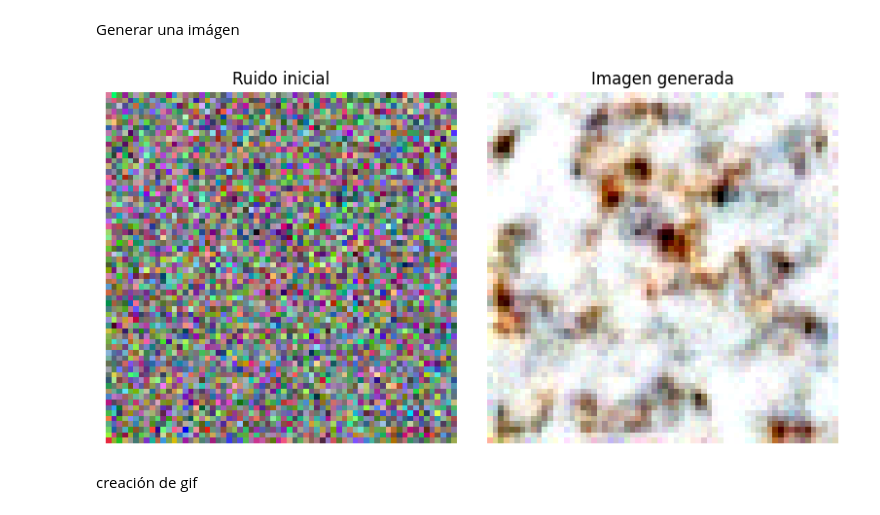
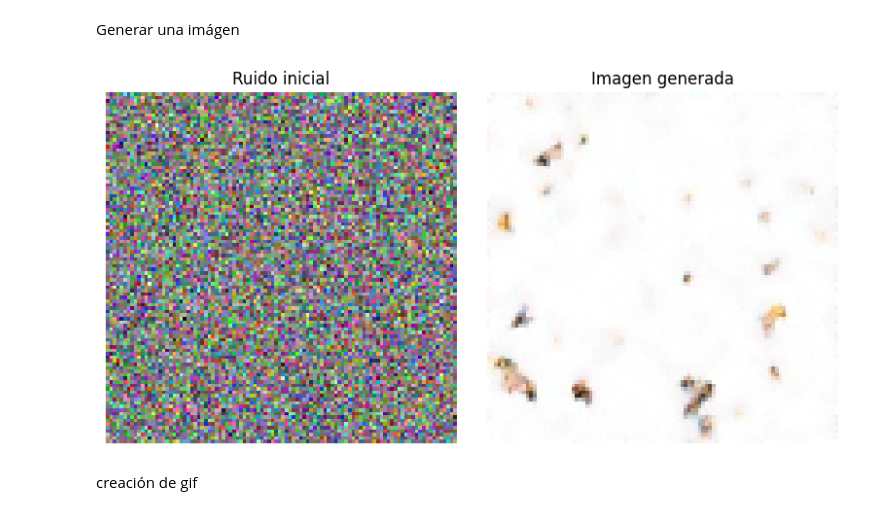
Before and after one commit to IA-LAB-2025/Flujo-rectificado, a Jupyter notebook: rectified flow generation.ipynb, the cells around one changed output. Drawn from its saved outputs; the diff is of its cells as text; code cells hidden in the pictures.

```diff
--- a/rectified flow generation.ipynb
+++ b/rectified flow generation.ipynb
@@ -7,8 +7,8 @@ from train.train_rectified_flow import train_rectified_flow
 from sklearn.model_selection import train_test_split
 # %%
 #Cargamos los datos:
-path_pi_0 = r"C:\Users\gilda\Desktop\VS\Python\Flujo Rectificado Propuesta\dataset\noise_subset_500.npy"
-path_pi_1 = r"C:\Users\gilda\Desktop\VS\Python\Flujo Rectificado Propuesta\dataset\cartoon_subset_500.npy"
+path_pi_0 = r"C:\Users\gilda\Desktop\VS\Python\Flujo Rectificado Propuesta\dataset\pi_0\pi_0_np_1000_100_100_gen.npy"
+path_pi_1 = r"C:\Users\gilda\Desktop\VS\Python\Flujo Rectificado Propuesta\dataset\pi_1\pi_1_np_1000_100_100_gen.npy"
 
 pi_0= np.load(path_pi_0)  # shape: (N, C, H, W)
 pi_1 = np.load(path_pi_1)  # shape: (N, C, H, W)
@@ -19,6 +19,9 @@ pi0_train, pi0_val, pi1_train, pi1_val = train_test_split(
 )
 # %%
 # Convierte a tensores y cambia el orden a (N, C, H, W)
+#Datos de entrenamiento
+x0_train = torch.tensor(pi0_train, dtype=torch.float32).permute(0,3,1,2)
+x1_train = torch.tensor(pi1_train, dtype=torch.float32).permute(0,3,1,2)
 # Utilizamos los datos de validación para probar el modelo
 x0_val = torch.tensor(pi0_val, dtype=torch.float32).permute(0,3,1,2)
 x1_val = torch.tensor(pi1_val, dtype=torch.float32).permute(0,3,1,2)
@@ -29,7 +32,13 @@ cargamos el modelo entrenado
 # %%
 device = 'cuda' if torch.cuda.is_available() else 'cpu'
 model = ConNet().to(device)
-model.load_state_dict(torch.load("rectifiedflow_model.pth", map_location=device))
+# Cargar el checkpoint
+checkpoint = torch.load(
+    r"C:\Users\gilda\Desktop\VS\Python\Flujo Rectificado Propuesta\results\flow_model_20250826-160456.pth",
+    map_location=device
+)
+# Extraer solo los pesos del modelo
+model.load_state_dict(checkpoint["model_state_dict"])
 model.eval()
 rectified_flow = Rectifiedflow(model=model, num_steps=100)
 # %% [markdown]
@@ -37,29 +46,29 @@ Generar una imágen
 # %%
 
 # Elegimos un batch de validación
-z0 = x0_val[0:1].to(device)  # primer ejemplo de validación
+z0 = x0_train[105:106].to(device)  # primer ejemplo de validación
 
 with torch.no_grad():
     traj = rectified_flow.sample_ode(z0)
 
 # 4. Visualización
 original_noise = z0.squeeze().cpu().permute(1, 2, 0).numpy()
 generated_img = traj[-1].squeeze().cpu().permute(1, 2, 0).numpy()
 
 fig, axs = plt.subplots(1, 2, figsize=(8, 4))
 axs[0].imshow(np.clip(original_noise, 0, 1))
 axs[0].set_title("Ruido inicial")
 axs[0].axis('off')
 
 axs[1].imshow(np.clip(generated_img, 0, 1))
 axs[1].set_title("Imagen generada")
 axs[1].axis('off')
 
 plt.tight_layout()
 #plt.savefig("inference_result.png")
 plt.show()
 # %% [output]
-[figure, old version]
+[figure, new version]
 # %% [markdown]
 creación de gif
 # %%
```
Also changed, not shown: parts of 1 cell of this notebook, 7 other files.
